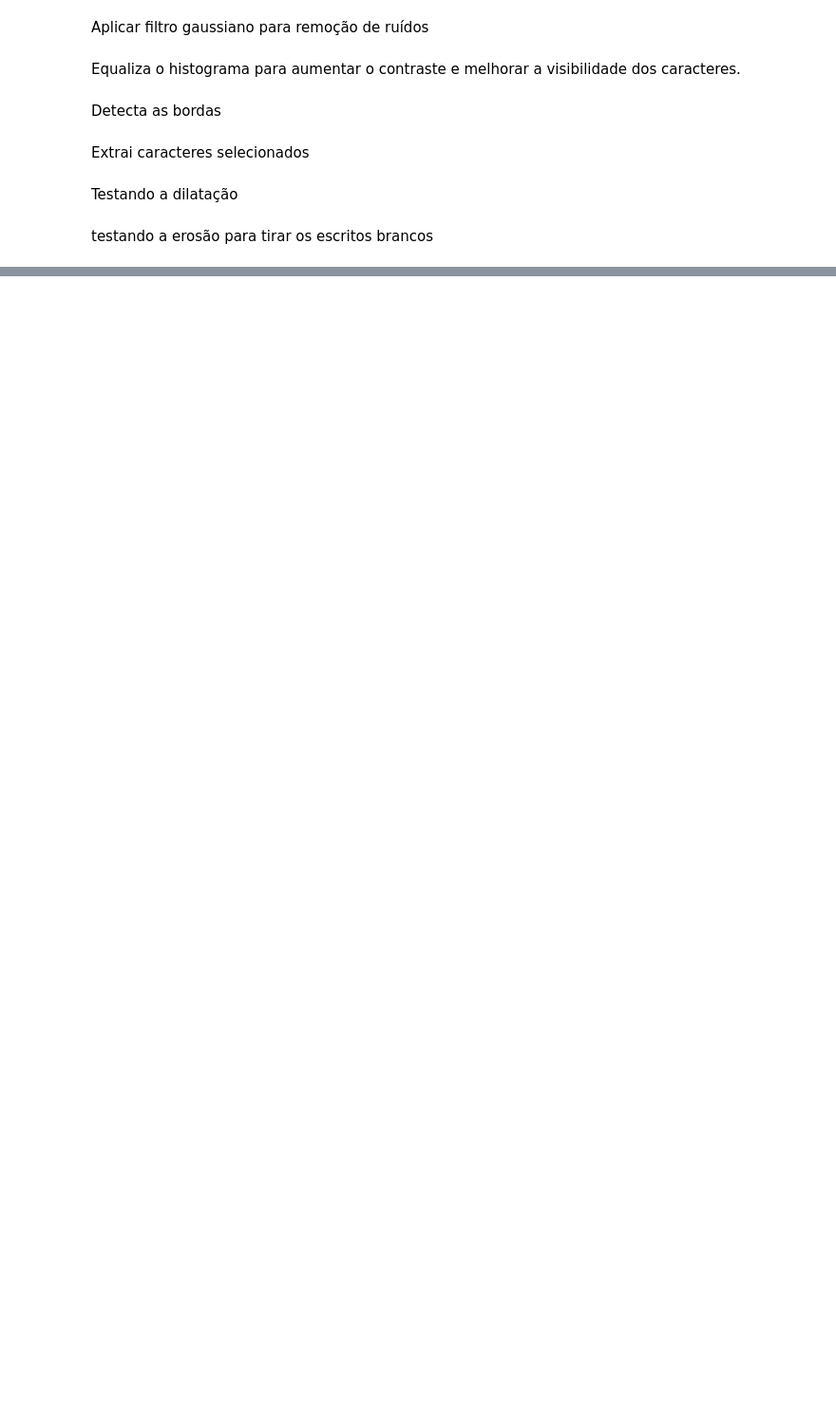
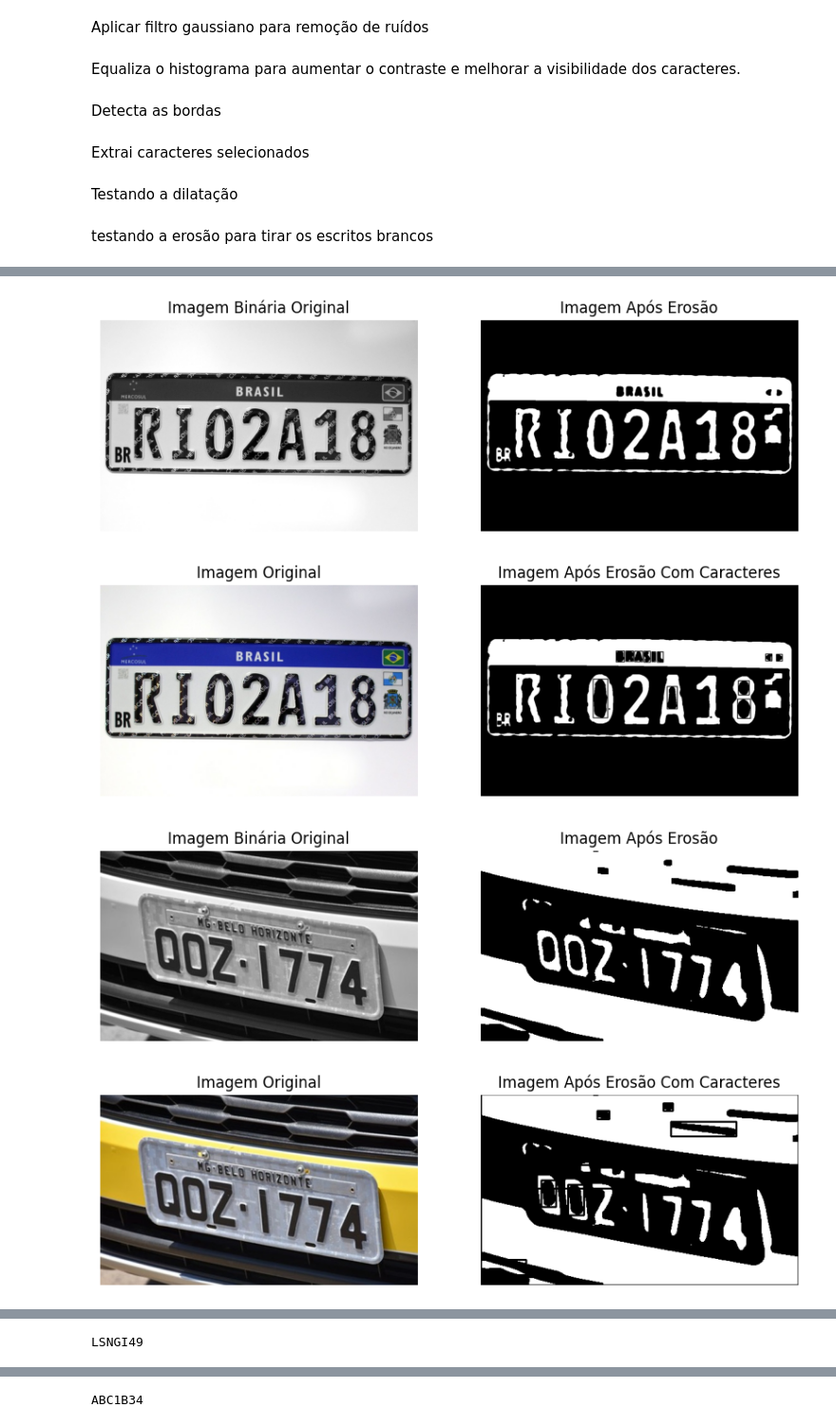
Before and after one commit to felipe-bon/PlateScan, a Jupyter notebook: plateScan.ipynb, the cells around one changed output, grey strips where cells are left out. Shown at 95% size. Drawn from its saved outputs; the diff is of its cells as text; code cells hidden in the pictures; blank space fills up the shorter version.

```diff
--- a/plateScan.ipynb
+++ b/plateScan.ipynb
@@ -180,0 +174,11 @@ LSN4149
+# %%
+
+imagens = ["placa.jpeg", "placa2.jpg", "placa4.jpg", "placa5.webp", "placa6.png", "placa7.jpg"]
+
+for imagem in imagens:
+    idenfica_letras(imagem)
+# %% [output]
+[figure, added]
+[figure, added]
+[figure, added]
+[figure, added]
@@ -180,0 +187 @@ LSN4149
+LSNGI49
@@ -180,0 +190 @@ LSN4149
+ABC1B34
```
Also changed, not shown: parts of 5 cells of this notebook, 2 other files.
